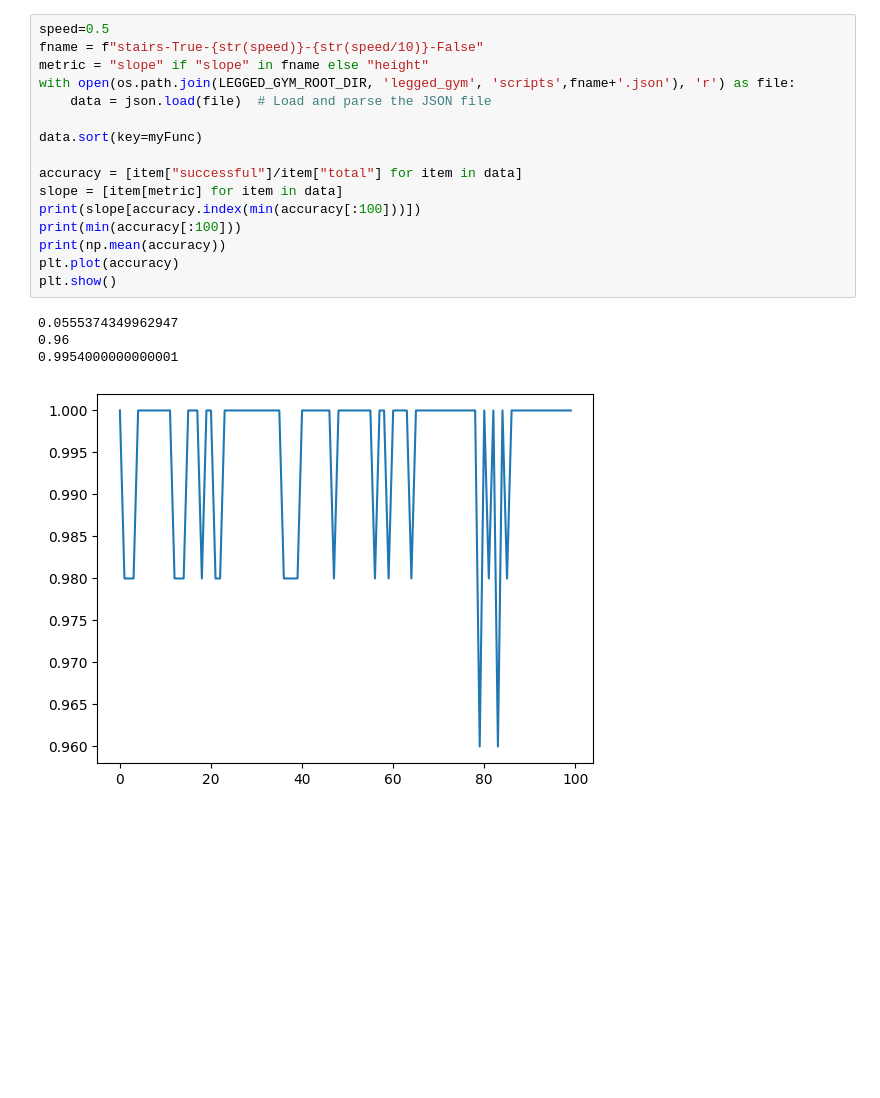
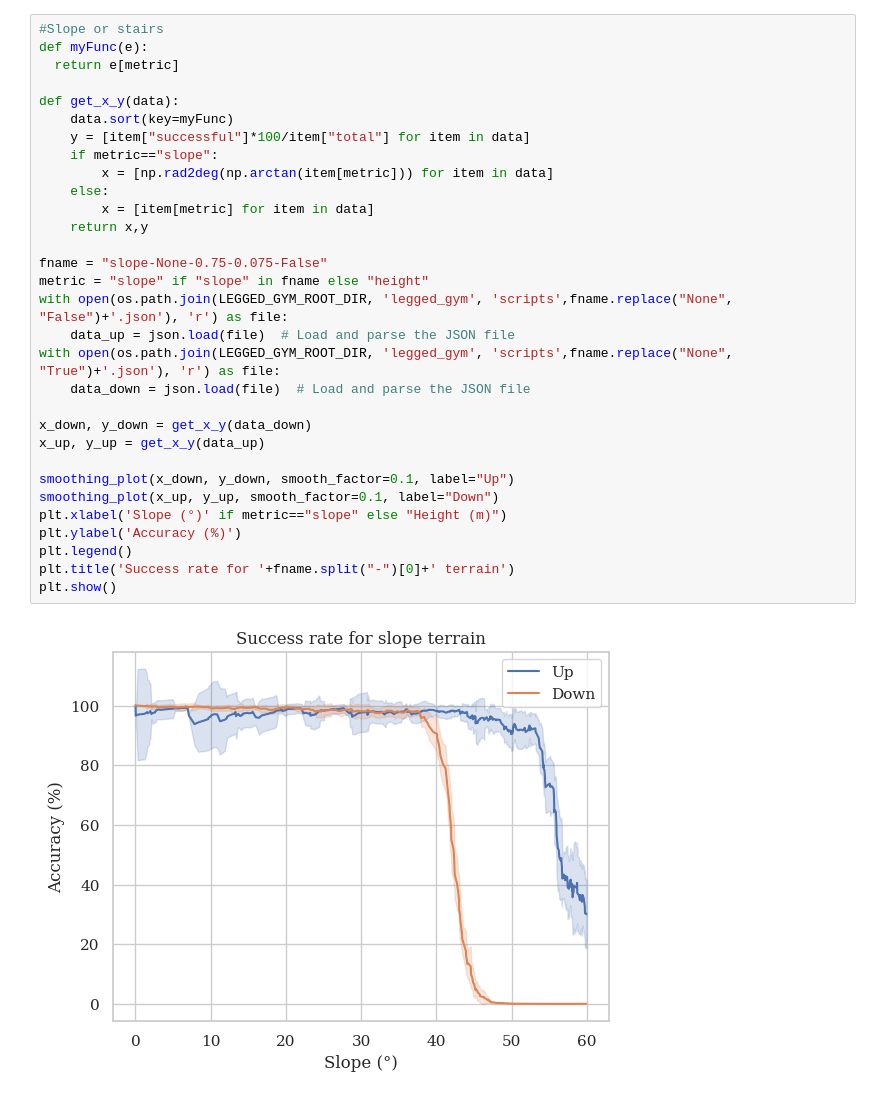
Before and after one commit to JansSolanoVega/legged_gym, a Jupyter notebook: legged_gym/scripts/analysis/plots.ipynb, the cells around one changed output. Cells and saved outputs as stored; diff of their text form; blank space fills up the shorter version.

```diff
--- a/legged_gym/scripts/analysis/plots.ipynb
+++ b/legged_gym/scripts/analysis/plots.ipynb
@@ -78,21 +96,33 @@ plt.show()
-# %%
-speed=0.5
-fname = f"stairs-True-{str(speed)}-{str(speed/10)}-False"
-metric = "slope" if "slope" in fname else "height"
-with open(os.path.join(LEGGED_GYM_ROOT_DIR, 'legged_gym', 'scripts',fname+'.json'), 'r') as file:
-    data = json.load(file)  # Load and parse the JSON file
-
-data.sort(key=myFunc)
-
-accuracy = [item["successful"]/item["total"] for item in data]
-slope = [item[metric] for item in data]
-print(slope[accuracy.index(min(accuracy[:100]))])
-print(min(accuracy[:100]))
-print(np.mean(accuracy))
-plt.plot(accuracy)
-plt.show()
-# %% [output]
-0.0555374349962947
-0.96
-0.9954000000000001
-[figure, removed]
+# %%
+#Slope or stairs
+def myFunc(e):
+  return e[metric]
+
+def get_x_y(data):
+    data.sort(key=myFunc)
+    y = [item["successful"]*100/item["total"] for item in data]
+    if metric=="slope":
+        x = [np.rad2deg(np.arctan(item[metric])) for item in data]
+    else:
+        x = [item[metric] for item in data]
+    return x,y
+
+fname = "slope-None-0.75-0.075-False"
+metric = "slope" if "slope" in fname else "height"
+with open(os.path.join(LEGGED_GYM_ROOT_DIR, 'legged_gym', 'scripts',fname.replace("None", "False")+'.json'), 'r') as file:
+    data_up = json.load(file)  # Load and parse the JSON file
+with open(os.path.join(LEGGED_GYM_ROOT_DIR, 'legged_gym', 'scripts',fname.replace("None", "True")+'.json'), 'r') as file:
+    data_down = json.load(file)  # Load and parse the JSON file
+
+x_down, y_down = get_x_y(data_down)
+x_up, y_up = get_x_y(data_up)
+
+smoothing_plot(x_down, y_down, smooth_factor=0.1, label="Up")
+smoothing_plot(x_up, y_up, smooth_factor=0.1, label="Down")
+plt.xlabel('Slope (°)' if metric=="slope" else "Height (m)")
+plt.ylabel('Accuracy (%)')
+plt.legend()
+plt.title('Success rate for '+fname.split("-")[0]+' terrain')
+plt.show()
+# %% [output]
+[figure, added]
```
Also changed, not shown: parts of 4 cells of this notebook.
